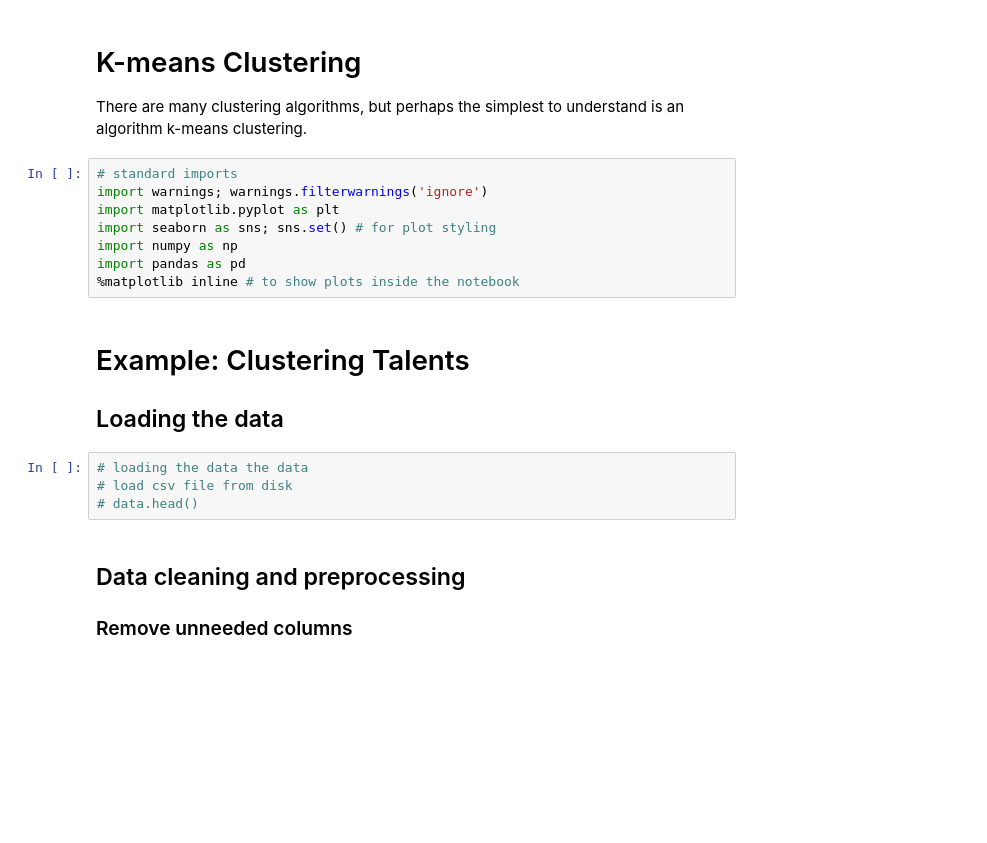
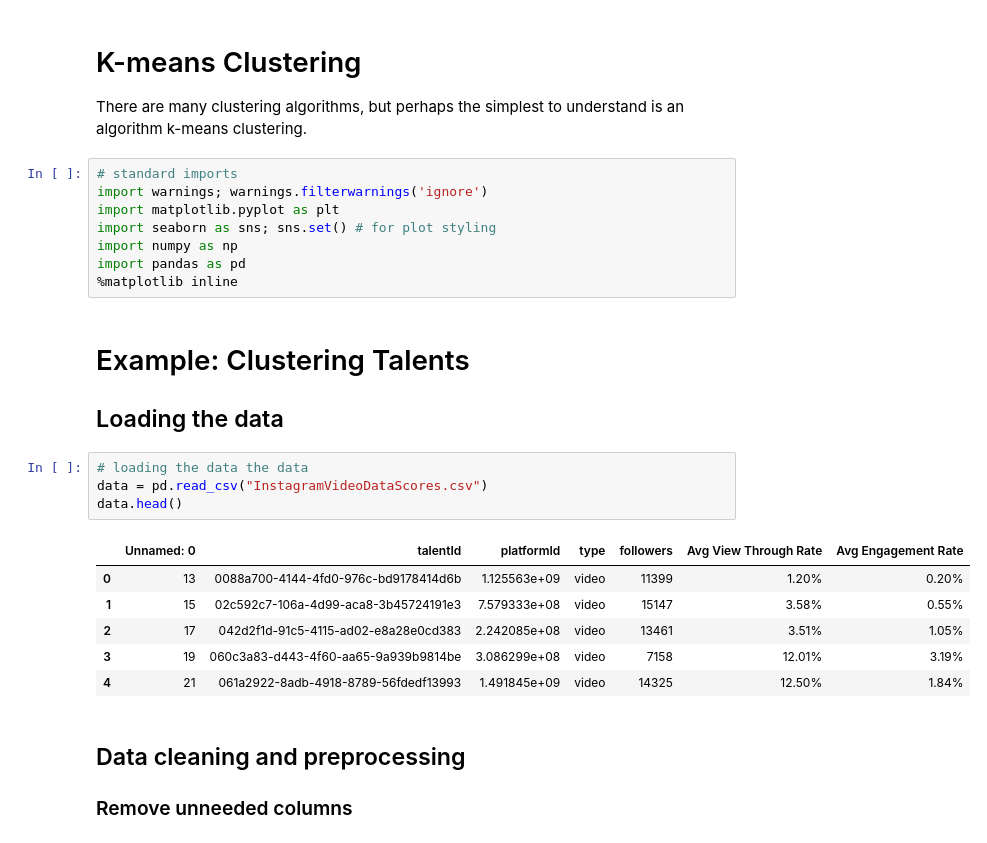
Before and after one commit to Vinelab/machine-learning-resources, a Jupyter notebook: Workshop/Workshop.ipynb, the cells around one changed output. Cells and saved outputs as stored; diff of their text form; blank space fills up the shorter version.

```diff
--- a/Workshop/Workshop.ipynb
+++ b/Workshop/Workshop.ipynb
@@ -8,14 +8,21 @@ import matplotlib.pyplot as plt
 import seaborn as sns; sns.set() # for plot styling
 import numpy as np
 import pandas as pd
-%matplotlib inline # to show plots inside the notebook
+%matplotlib inline
 # %% [markdown]
 # Example: Clustering Talents
 ## Loading the data
 # %%
 # loading the data the data
-# load csv file from disk
-# data.head()
+data = pd.read_csv("InstagramVideoDataScores.csv")
+data.head()
+# %% [output]
+|  | Unnamed: 0 | talentId | platformId | type | followers | Avg View Through Rate | Avg Engagement Rate |
+| 0 | 13 | 0088a700-4144-4fd0-976c-bd9178414d6b | 1.125563e+09 | video | 11399 | 1.20% | 0.20% |
+| 1 | 15 | 02c592c7-106a-4d99-aca8-3b45724191e3 | 7.579333e+08 | video | 15147 | 3.58% | 0.55% |
+| 2 | 17 | 042d2f1d-91c5-4115-ad02-e8a28e0cd383 | 2.242085e+08 | video | 13461 | 3.51% | 1.05% |
+| 3 | 19 | 060c3a83-d443-4f60-aa65-9a939b9814be | 3.086299e+08 | video | 7158 | 12.01% | 3.19% |
+| 4 | 21 | 061a2922-8adb-4918-8789-56fdedf13993 | 1.491845e+09 | video | 14325 | 12.50% | 1.84% |
 # %% [markdown]
 ## Data cleaning and preprocessing
 ### Remove unneeded columns
```
Also changed, not shown: parts of 10 cells of this notebook, 2 other files.
